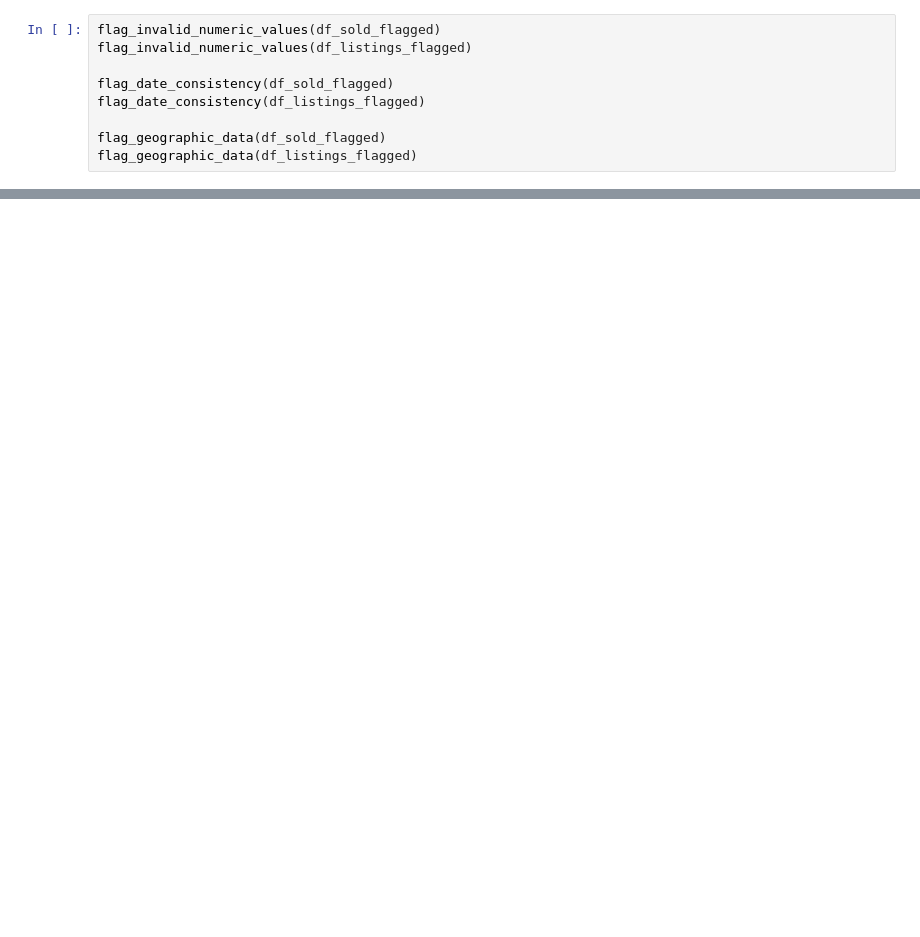
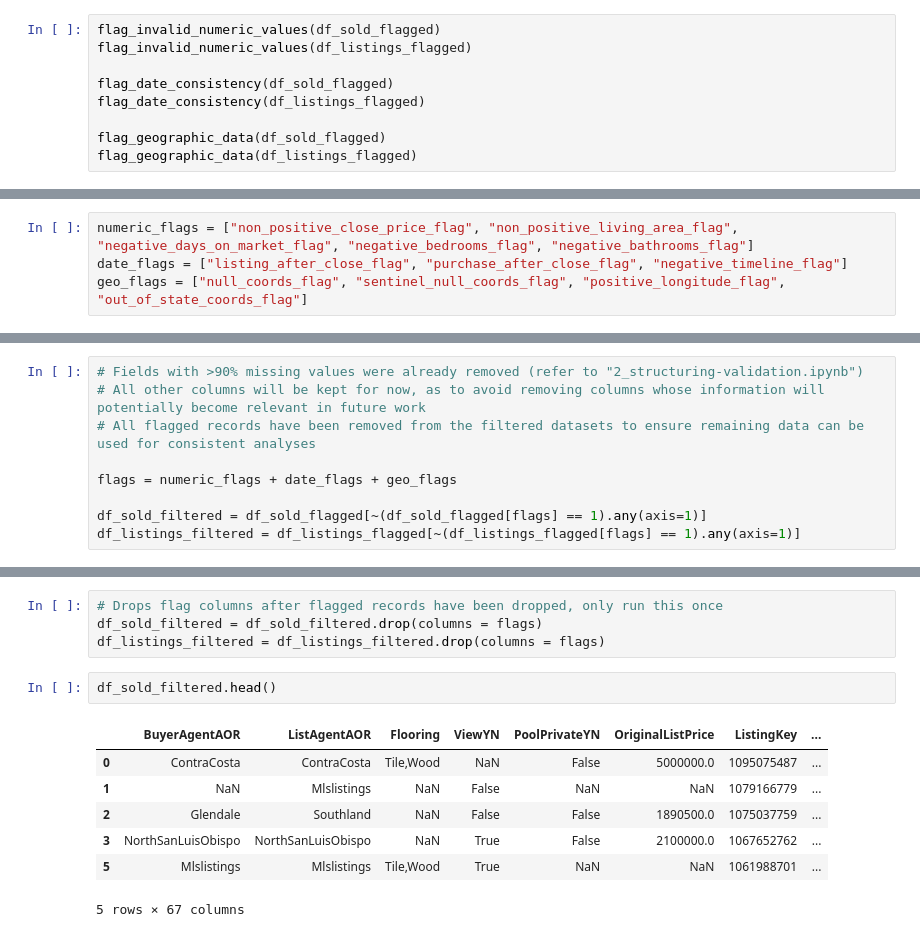
Before and after one commit to Michael-Anthony-Aguirre/IDX-Exchange-DA-Internship-2026, a Jupyter notebook: week4-5/4_cleaning-preparation.ipynb, the cells around one changed output, grey strips where cells are left out. Drawn from its saved outputs; the diff is of its cells as text; blank space fills up the shorter version.

```diff
--- a/week4-5/4_cleaning-preparation.ipynb
+++ b/week4-5/4_cleaning-preparation.ipynb
@@ -204,0 +188,4 @@ Date Consistency Checks
+# %%
+numeric_flags = ["non_positive_close_price_flag", "non_positive_living_area_flag", "negative_days_on_market_flag", "negative_bedrooms_flag", "negative_bathrooms_flag"]
+date_flags = ["listing_after_close_flag", "purchase_after_close_flag", "negative_timeline_flag"]
+geo_flags = ["null_coords_flag", "sentinel_null_coords_flag", "positive_longitude_flag", "out_of_state_coords_flag"]
@@ -231 +287,10 @@ Geographic Data Checks
+# %%
+# Fields with >90% missing values were already removed (refer to "2_structuring-validation.ipynb")
+# All other columns will be kept for now, as to avoid removing columns whose information will potentially become relevant in future work
+# All flagged records have been removed from the filtered datasets to ensure remaining data can be used for consistent analyses
+
+flags = numeric_flags + date_flags + geo_flags
+
+df_sold_filtered = df_sold_flagged[~(df_sold_flagged[flags] == 1).any(axis=1)]
+df_listings_filtered = df_listings_flagged[~(df_listings_flagged[flags] == 1).any(axis=1)]
 # %%
@@ -253,0 +331,14 @@ Data Type Confirmations (AFTER):
+# %%
+# Drops flag columns after flagged records have been dropped, only run this once
+df_sold_filtered = df_sold_filtered.drop(columns = flags)
+df_listings_filtered = df_listings_filtered.drop(columns = flags)
+# %%
+df_sold_filtered.head()
+# %% [output]
+|  | BuyerAgentAOR | ListAgentAOR | Flooring | ViewYN | PoolPrivateYN | OriginalListPrice | ListingKey | ... |
+| 0 | ContraCosta | ContraCosta | Tile,Wood | NaN | False | 5000000.0 | 1095075487 | ... |
+| 1 | NaN | Mlslistings | NaN | False | NaN | NaN | 1079166779 | ... |
+| 2 | Glendale | Southland | NaN | False | False | 1890500.0 | 1075037759 | ... |
+| 3 | NorthSanLuisObispo | NorthSanLuisObispo | NaN | True | False | 2100000.0 | 1067652762 | ... |
+| 5 | Mlslistings | Mlslistings | Tile,Wood | True | NaN | NaN | 1061988701 | ... |
+5 rows × 67 columns
```
Also changed, not shown: parts of 24 cells of this notebook.
